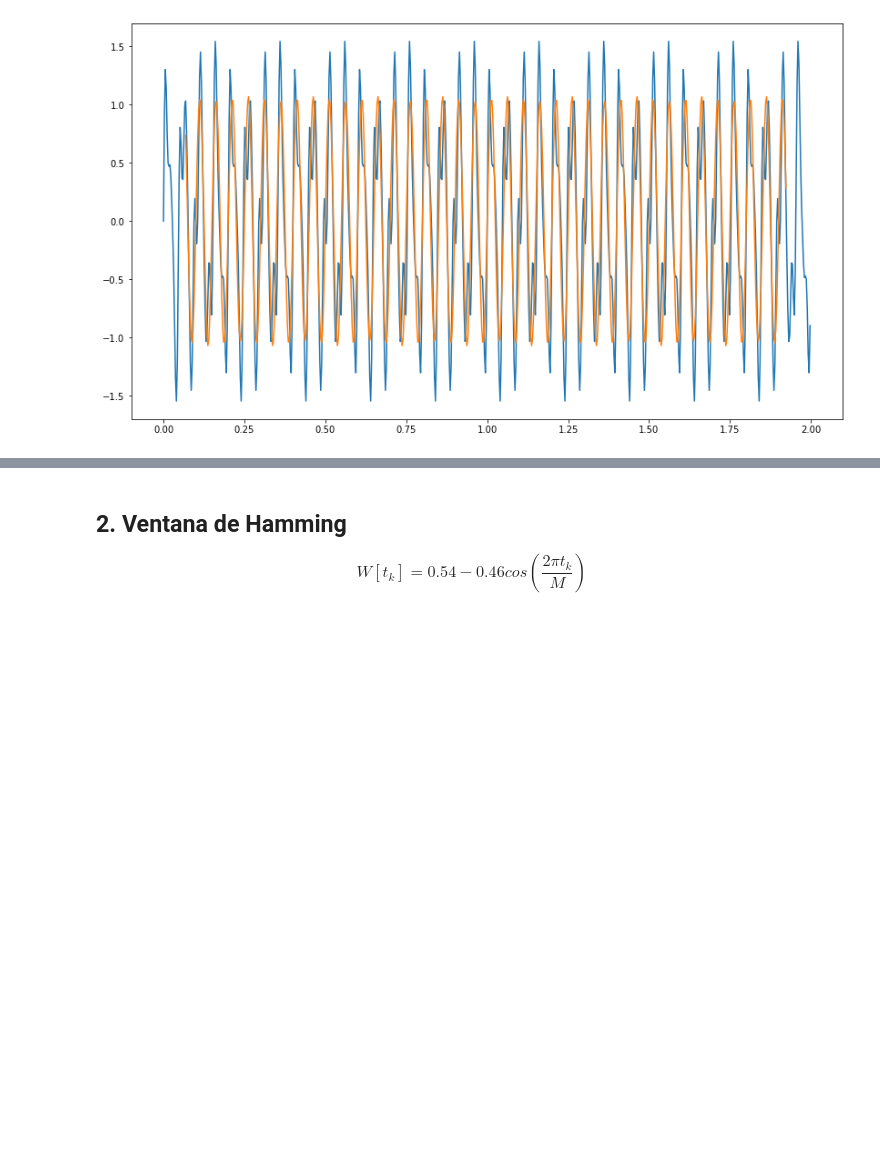
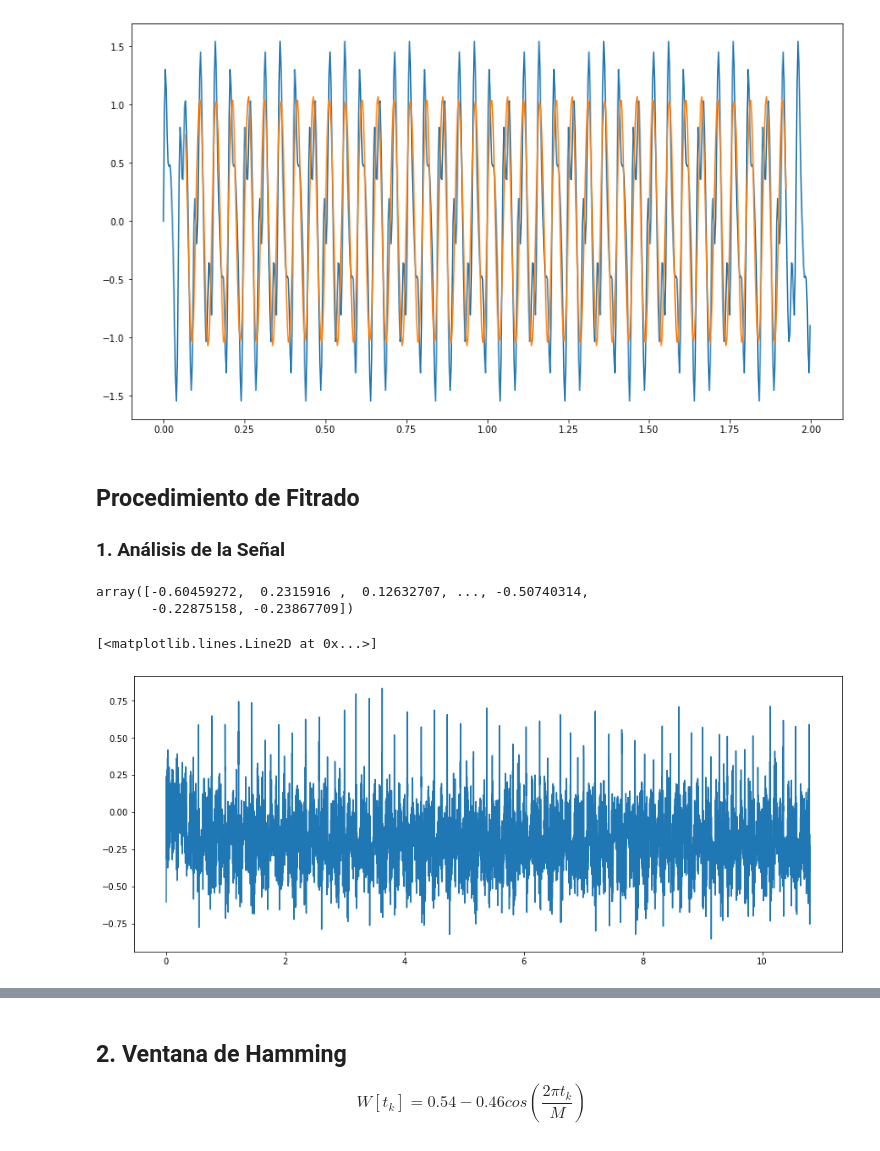
Before and after one commit to Poswer96/filtra_23-i, a Jupyter notebook: src/Filtros FIR/Filtros FIR Pasa Bajas. Diseño con Ventanas.ipynb, the cells around one changed output, grey strips where cells are left out. Drawn from its saved outputs; the diff is of its cells as text; code cells hidden in the pictures; blank space fills up the shorter version.

```diff
--- a/src/Filtros FIR/Filtros FIR Pasa Bajas. Diseño con Ventanas.ipynb
+++ b/src/Filtros FIR/Filtros FIR Pasa Bajas. Diseño con Ventanas.ipynb
@@ -182,3 +183,27 @@ plt.plot(t[M//2-1:-M//2], y_filt[M//2-1:-M//2])
 # %% [output]
 [<matplotlib.lines.Line2D at 0x...>]
 [figure]
+# %% [markdown]
+## Procedimiento de Fitrado
+
+### 1. Análisis de la Señal
+# %%
+path = "/home/omarpr/Dropbox/Brain/data/cursos/senales_y_sistemas/fayd/"
+fname = "ECG.csv"
+#
+sr  = 1000
+ecg = np.genfromtxt(path + fname)
+t   = np.arange(ecg.shape[0])/sr
+# %%
+L = ecg.shape
+L
+ecg
+# %% [output]
+array([-0.60459272,  0.2315916 ,  0.12632707, ..., -0.50740314,
+       -0.22875158, -0.23867709])
+# %%
+plt.figure(figsize=(15, 6))
+plt.plot(t, ecg)
+# %% [output]
+[<matplotlib.lines.Line2D at 0x...>]
+[figure, added]
```
Also changed, not shown: parts of 9 cells of this notebook.
